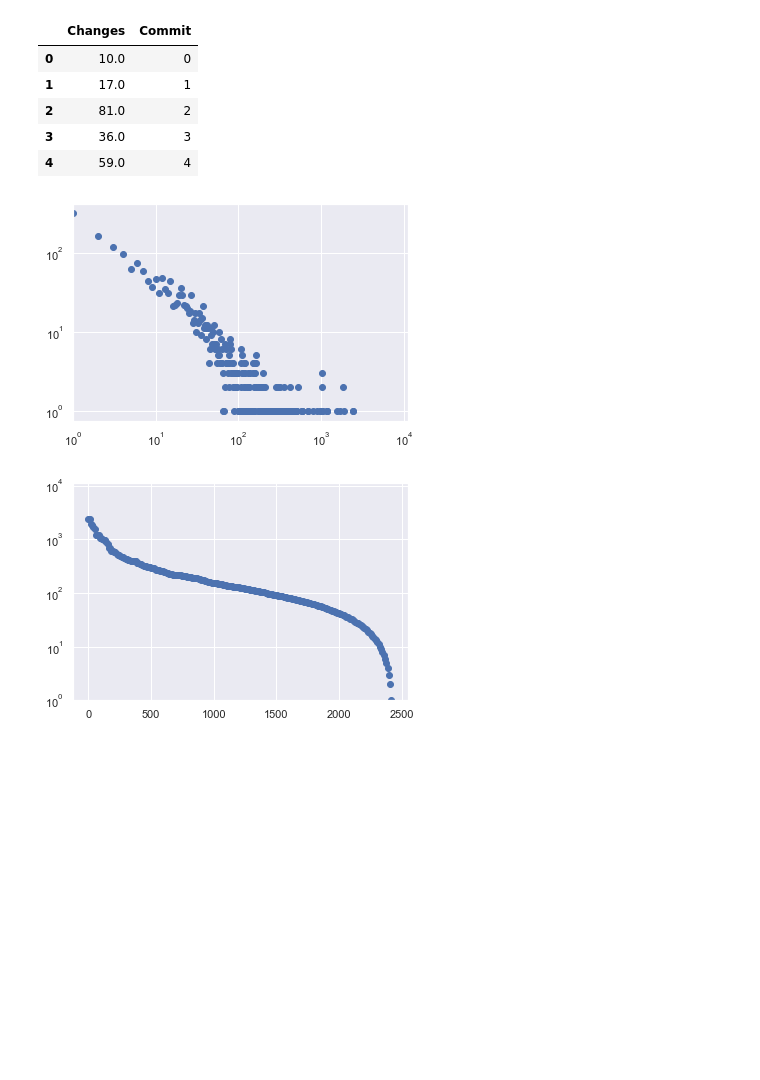
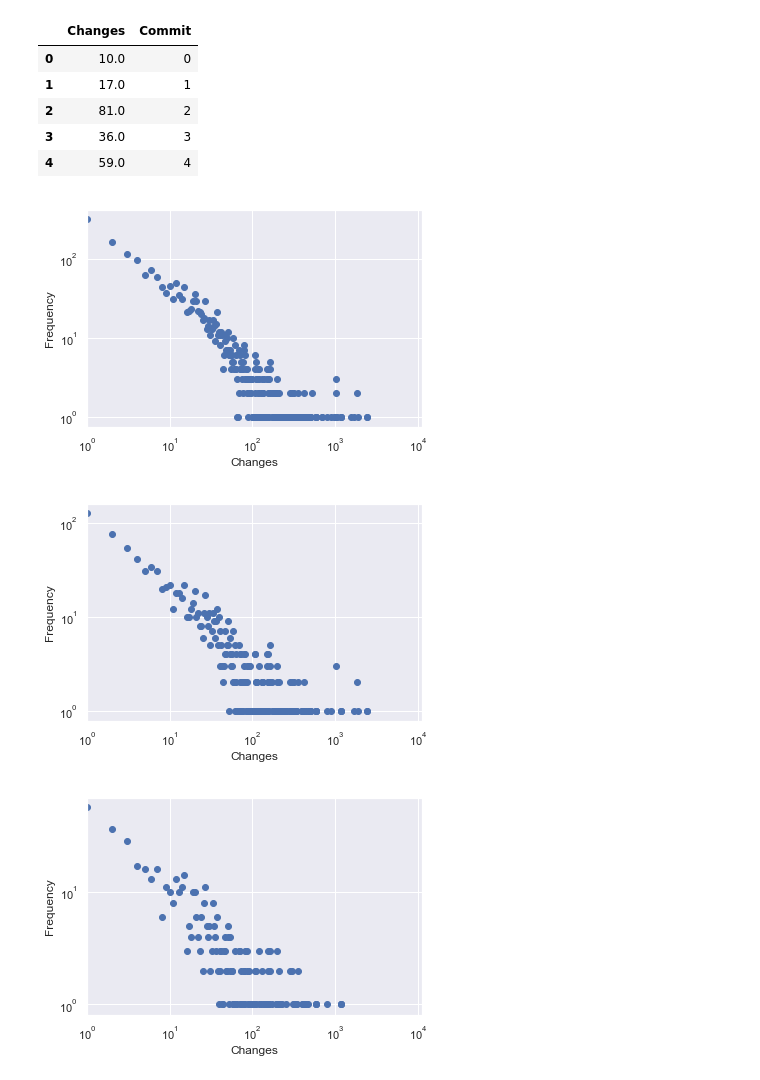
Before and after one commit to NatasjaWezel/Complex_Systems, a Jupyter notebook: scripts/Commit_diff_script.ipynb, the cells around one changed output. Saved outputs shown, nothing was run; the diff lists cells and outputs as text; code cells hidden in the pictures; blank space fills up the shorter version.

```diff
--- a/scripts/Commit_diff_script.ipynb
+++ b/scripts/Commit_diff_script.ipynb
@@ -29,6 +29,27 @@ import seaborn as sns
 sns.set(style="darkgrid")
 import matplotlib.pyplot as plt
 from scipy import signal
+# %%
+def plot_changes_frequency(counts):
+    plt.scatter(x=counts['Commit'].index.values, y= counts['Commit'].values)
+    plt.xscale('log')
+    plt.yscale('log')
+    plt.xlabel('Changes')
+    plt.ylabel('Frequency')
+    plt.xlim(left=1)
+    plt.show()
+
+def plot_ranked_changes(counts):
+    ranks = np.linspace(1, max(counts['Commit'].index.values), len(counts))
+    cnt = counts['Commit'].index.values
+    indices = np.argsort(-cnt)
+    frequencies = cnt[indices]
+    plt.scatter(ranks, frequencies)
+    plt.yscale('log')
+    plt.ylim(bottom=1)
+    plt.xlabel('Rank')
+    plt.ylabel('Changes')
+    plt.show()
 # %%
 out_dir = './repo_diff_results/'
 downloads_dir = './downloaded_repos/'
@@ -116,24 +146,10 @@ df.head()
 | 2 | 81.0 | 2 |
 | 3 | 36.0 | 3 |
 | 4 | 59.0 | 4 |
-# %%
-counts = df.groupby('Changes').count()
-plt.scatter(x=counts['Commit'].index.values, y= counts['Commit'].values)
-plt.xscale('log')
-plt.yscale('log')
-plt.xlim(left=1)
-# plt.ylim(1, 10000)
-plt.show()
-# %% [output]
-[figure, removed]
-# %%
-ranks = np.linspace(1, max(counts['Commit'].index.values), 238)
-cnt = counts['Commit'].index.values
-indices = np.argsort(-cnt)
-frequencies = cnt[indices]
-plt.scatter(ranks, frequencies)
-plt.yscale('log')
-plt.ylim(bottom=1)
-plt.show()
-# %% [output]
-[figure, removed]
+# %%
+for counts in counts_list:
+    plot_changes_frequency(counts)
+# %% [output]
+[figure, added]
+[figure, added]
+[figure, added]
```
Also changed, not shown: parts of 5 cells of this notebook.
